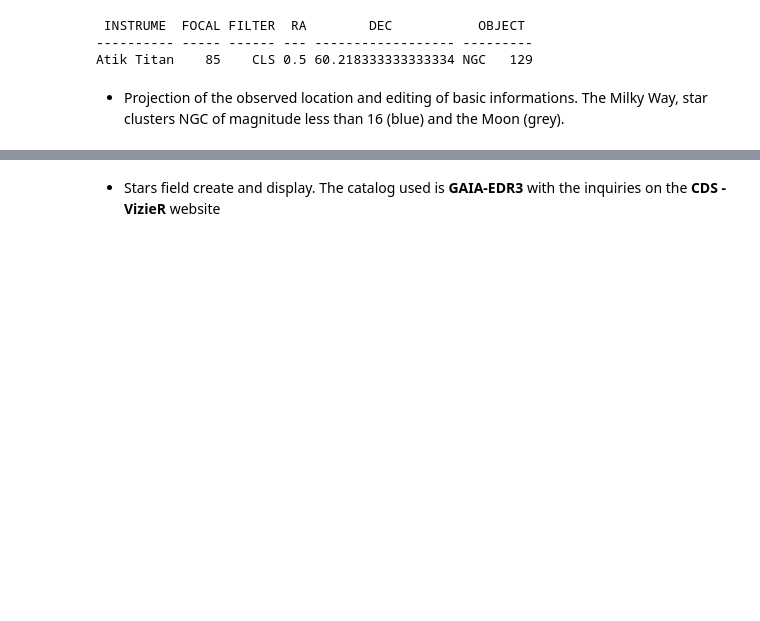
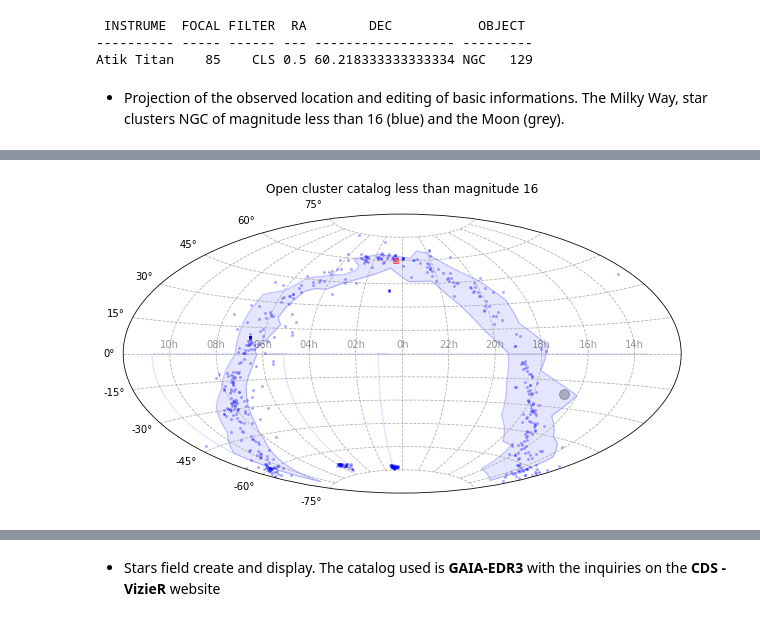
Before and after one commit to dtouzan/ciboulette, a Jupyter notebook: notebook/exemple-base.ipynb, the cells around one changed output, grey strips where cells are left out. Drawn from its saved outputs; the diff is of its cells as text; code cells hidden in the pictures; blank space fills up the shorter version.

```diff
--- a/notebook/exemple-base.ipynb
+++ b/notebook/exemple-base.ipynb
@@ -50,0 +51,4 @@ cbl.projections
+# %%
+cbl.opc16
+# %% [output]
+[figure, added]
```
Also changed, not shown: parts of 3 cells of this notebook, 3 other files.
